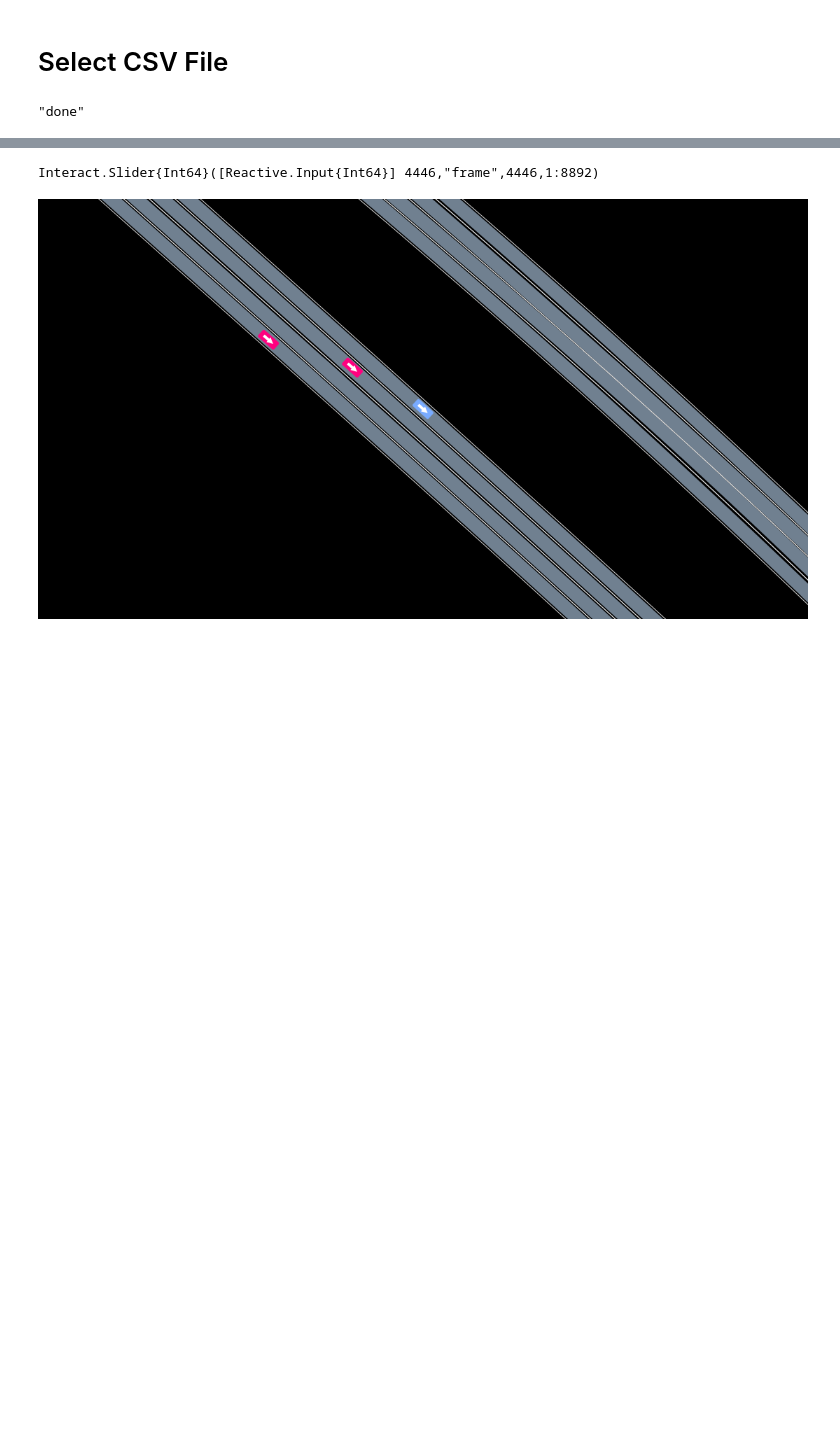
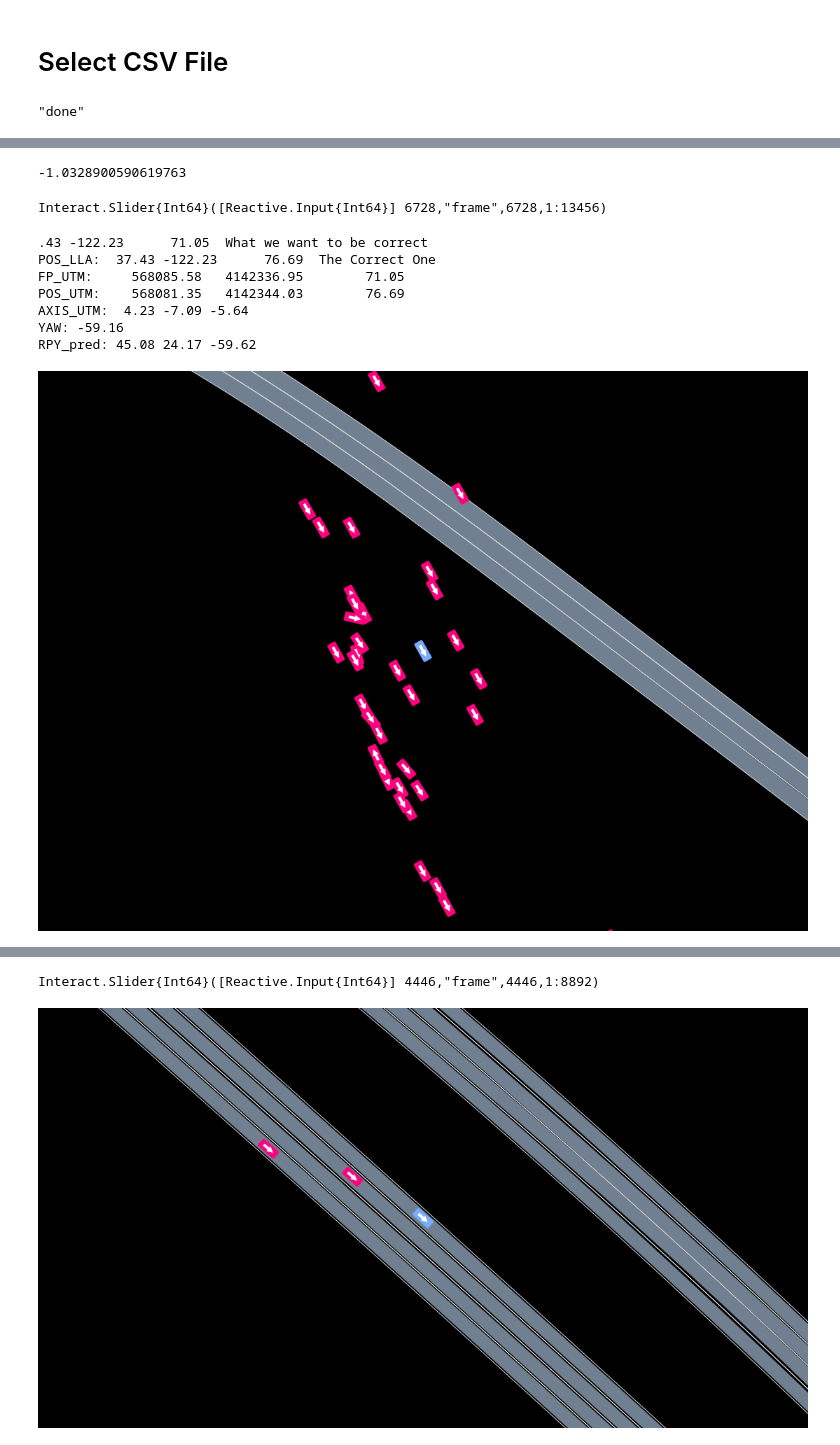
Before and after one commit to sisl/AutomotiveDrivingModels.jl, a Jupyter notebook: jnotebooks/playback/inspect_bosch_csv.ipynb, the cells around one changed output, grey strips where cells are left out. Drawn from its saved outputs; the diff is of its cells as text; code cells hidden in the pictures; blank space fills up the shorter version.

```diff
--- a/jnotebooks/playback/inspect_bosch_csv.ipynb
+++ b/jnotebooks/playback/inspect_bosch_csv.ipynb
@@ -73,5 +73,5 @@ while loading /home/tim/.julia/v0.4/Reel/src/Reel.jl, in expression starting on
  "streetmap_its_both_loops_v3_smoothed.jld"
  "streetmap_its_inner_loop_v1_2.jld"
 # %%
-streetmapfile = streetmap_files[2]
-sn = load(joinpath(STREETMAP_DIR,streetmapfile), "streetmap");
+streetmapfile = streetmap_files[4]
+sn = JLD.load(joinpath(STREETMAP_DIR,streetmapfile), "streetmap");
@@ -77,0 +198,34 @@ sn = load(joinpath(STREETMAP_DIR,streetmapfile), "streetmap");
+# %%
+# Find positions and orientations in similar locations
+
+pos_target = UTM(568081.349152404, 4142344.03219775, 76.6891996048, 10) # frame 2261 from Philipp Drive
+v_target = convert(VecE3, pos_target)
+
+foundit = Tuple{UTM, Quat}[]
+for csvfileset in CSVFILESETS
+    filepath = csvfileset.csvfile
+    df = PrimaryDataExtractor.load_trajdata(filepath)
+
+    for i in 1 : nrow(df)
+        pos = UTM(df[i, :posGx], df[i, :posGy], df[i, :posGz], 10) # TODO(tim): remove default zone of 10
+        v_pos = convert(VecE3, pos)
+
+        delta = abs(v_pos - v_target)
+
+        if delta < 10.0
+            quat = Quat(df[i, :quatx], df[i, :quaty], df[i, :quatz], df[i, :quatw])
+            push!(foundit, (pos, quat))
+
+            RPY_pred = convert(RPY, quat)
+#             @printf("RPY_pred:   %6.2f %6.2f %6.2f\n", rad2deg(RPY_pred.r), rad2deg(RPY_pred.p), rad2deg(RPY_pred.y))
+#             println(quat)
+            println(get_axis(quat), "  ", rad2deg(get_rotation_angle(quat)))
+        end
+    end
+end
+
+quat_target = Quat(0.453355129, 0.0545043841, -0.5369004224, 0.7093915244)
+RPY_target = convert(RPY, quat_target)
+# @printf("RPY_target: %6.2f %6.2f %6.2f\n", rad2deg(RPY_target.r), rad2deg(RPY_target.p), rad2deg(RPY_target.y))
+println(quat_target)
+nothing
@@ -88,3 +370,19 @@ extract_params = PrimaryDataExtractionParams()
+# %%
+trajdata[2261, :yawG]
+# %% [output]
+-1.0328900590619763
+# %%
+plot_manipulable_trajdata(trajdata, sn, canvas_height=800)
+# %% [output]
+Interact.Slider{Int64}([Reactive.Input{Int64}] 6728,"frame",6728,1:13456)
+.43 -122.23      71.05  What we want to be correct
+POS_LLA:  37.43 -122.23      76.69  The Correct One
+FP_UTM:     568085.58   4142336.95        71.05
+POS_UTM:    568081.35   4142344.03        76.69
+AXIS_UTM:  4.23 -7.09 -5.64
+YAW: -59.16
+RPY_pred: 45.08 24.17 -59.62
+[figure, added]
 # %%
 tic()
 runlogs = extract_runlogs(trajdata, sn, extract_params, RunLogHeader(streetmapfile, "???"))
```
Also changed, not shown: parts of 8 cells of this notebook, 13 other files.
